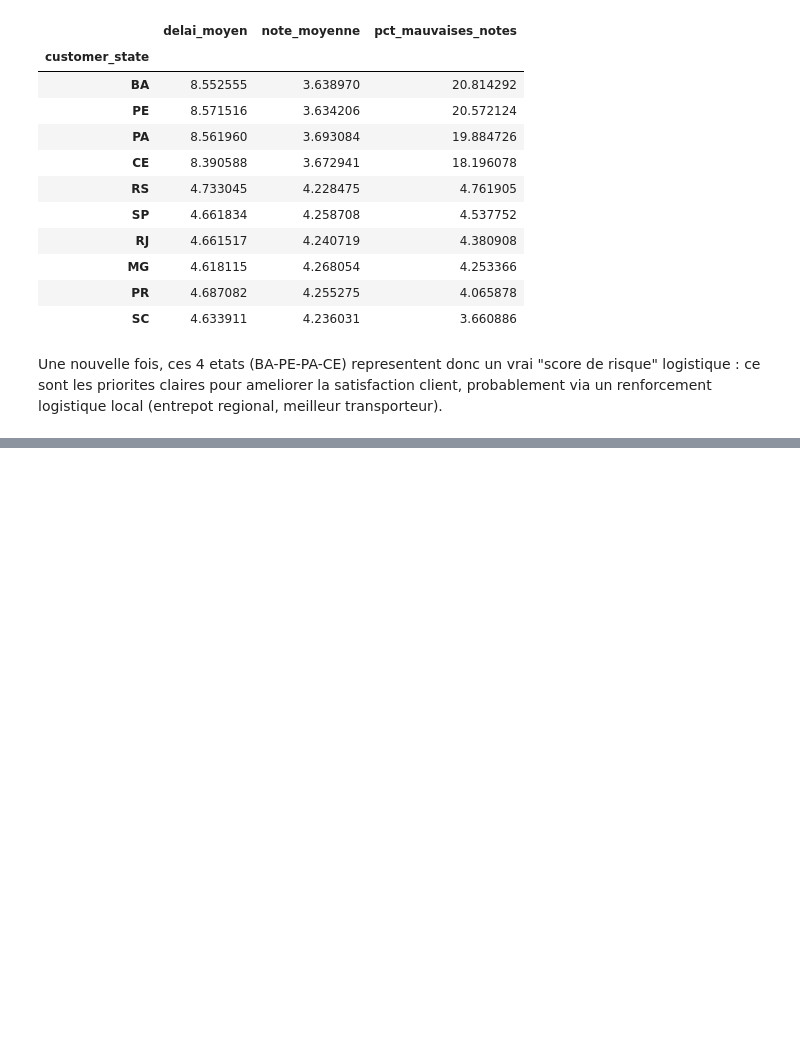
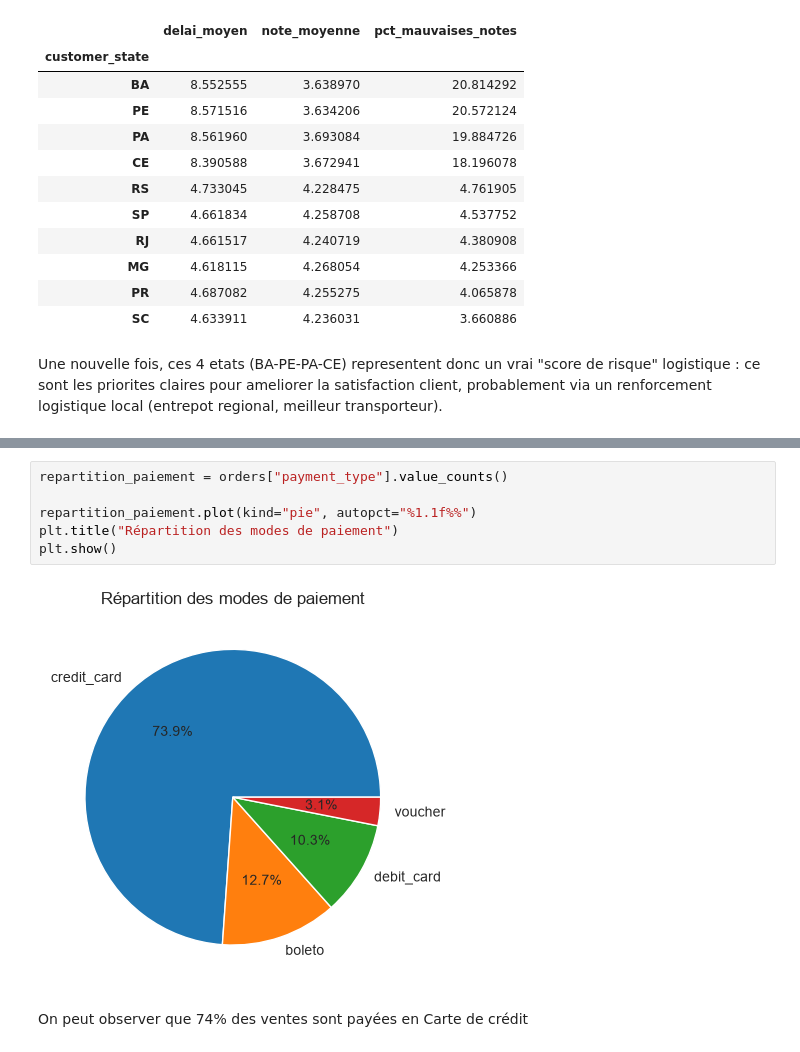
Before and after one commit to Mace-Erwan/Analyse-d-un-marketplace-e-commerce, a Jupyter notebook: Analyse.ipynb, the cells around one changed output, grey strips where cells are left out. Saved outputs shown, nothing was run; the diff lists cells and outputs as text; blank space fills up the shorter version.

```diff
--- a/Analyse.ipynb
+++ b/Analyse.ipynb
@@ -477,0 +490,10 @@ Une nouvelle fois, ces 4 etats (BA-PE-PA-CE) representent donc un vrai "score de
+# %%
+repartition_paiement = orders["payment_type"].value_counts()
+
+repartition_paiement.plot(kind="pie", autopct="%1.1f%%")
+plt.title("Répartition des modes de paiement")
+plt.show()
+# %% [output]
+[figure, added]
+# %% [markdown]
+On peut observer que 74% des ventes sont payées en Carte de crédit
```
Also changed, not shown: parts of 8 cells of this notebook.
